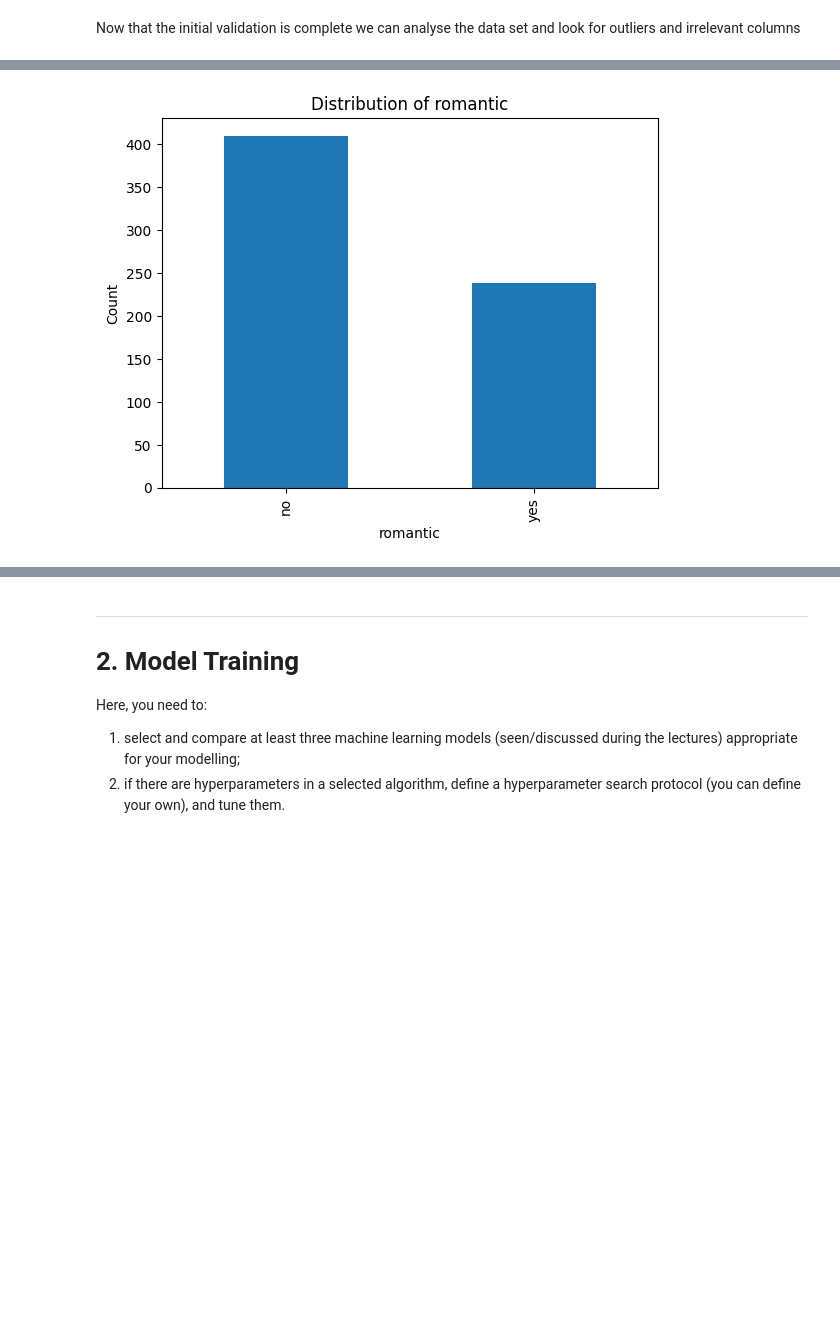
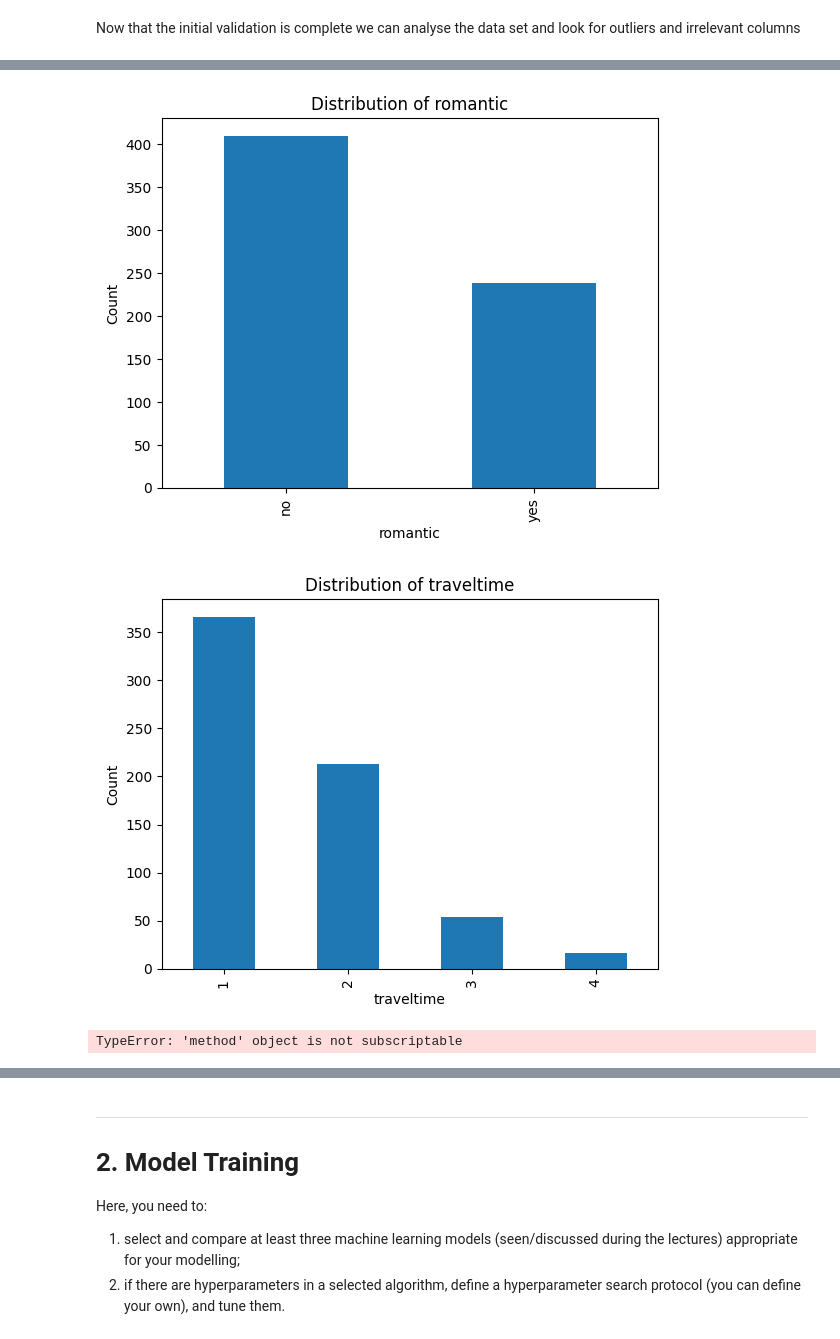
Before and after one commit to Patrick-Devine33/Academic-Success-Predictor, a Jupyter notebook: COMP534_assignment1.ipynb, the cells around one changed output, grey strips where cells are left out. Saved outputs shown, nothing was run; the diff lists cells and outputs as text; code cells hidden in the pictures; blank space fills up the shorter version.

```diff
--- a/COMP534_assignment1.ipynb
+++ b/COMP534_assignment1.ipynb
@@ -87,43 +87,46 @@ df['result'] = np.where(df['Grade'] >= minpass_grade, 'pass', 'fail')
 # %% [markdown]
 Now that the initial validation is complete we can analyse the data set and look for outliers and irrelevant columns
 # %%
-all_column = ['age', 'Mjob', 'Fjob', 'guardian', 'schoolsup', 'famsup', 'paid', 'activities', 'nursery', 'higher', 'internet', 'romantic']
+all_column = ['age', 'Mjob', 'Fjob', 'guardian', 'schoolsup', 'famsup', 'paid', 'activities', 'nursery', 'higher', 'internet', 'romantic', 'traveltime']
 #all_column = df.columns.values()
 
 # Give specific rows counts
 for i in all_column:
     value_counts = df[i].value_counts().sort_index()
     #print(value_counts)
 
 # Draw bar chart for each column
 for column in all_column:
     data_counts = df[column].value_counts().sort_index()
     plt.figure()
     data_counts.plot(kind='bar')
     plt.xlabel(column)
     plt.ylabel('Count')
     plt.title(f'Distribution of {column}')
     plt.show()
 # %% [output]
 [figure]
 [figure]
 [figure]
 [figure]
 [figure]
 [figure]
 [figure]
 [figure]
 [figure]
 [figure]
 [figure]
 [figure]
+[figure, added]
 # %%
 # Remove outliers and unnecessary columns
 
 df = df[df['age'] < 22]
 
-df = df.drop['paid']
+df = df.drop(columns=['paid'])
 df = df.drop(columns=["Unnamed: 0"], errors="ignore") # dropping the index column
+# %% [output]
+TypeError: 'method' object is not subscriptable
 # %%
 # Now encode the data to allow for correlation analysis
 
```
Also changed, not shown: parts of 6 cells of this notebook.
